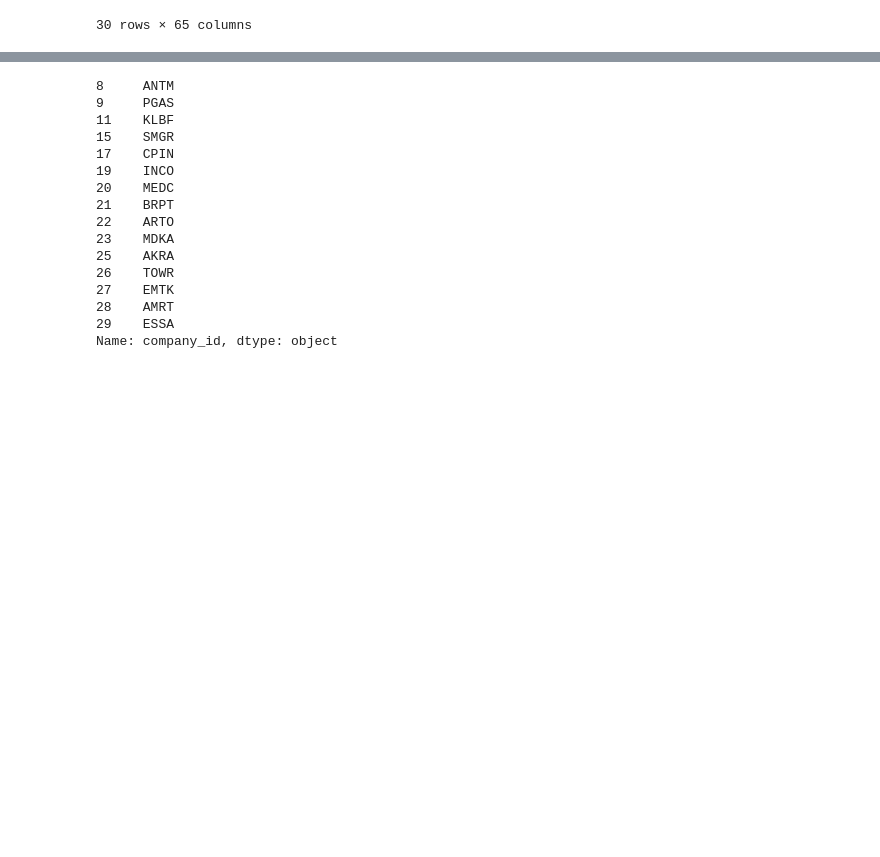
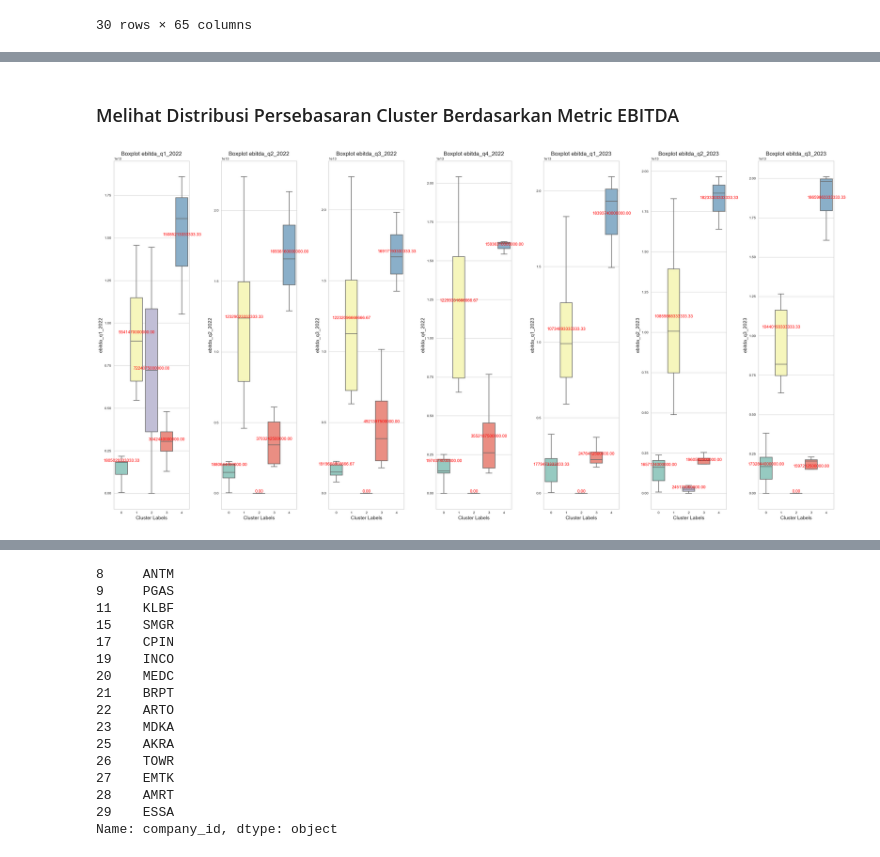
Before and after one commit to FTDS-assignment-bay/Stock_Recommender_Based_IDX30, a Jupyter notebook: model clustering/final_project.ipynb, the cells around one changed output, grey strips where cells are left out. Cells and saved outputs as stored; diff of their text form; code cells hidden in the pictures; blank space fills up the shorter version.

```diff
--- a/model clustering/final_project.ipynb
+++ b/model clustering/final_project.ipynb
@@ -901,0 +982,24 @@ sns.scatterplot(x=scaled_pca_2d[:,0], y=scaled_pca_2d[:,1], hue=data_copy['clust
+# %% [markdown]
+### Melihat Distribusi Persebasaran Cluster Berdasarkan Metric EBITDA
+# %%
+# Menampilkan distribusi variabel tertentu per kluster dengan box plot
+fitur_list = ['ebitda_q1_2022','ebitda_q2_2022', 'ebitda_q3_2022', 'ebitda_q4_2022', 'ebitda_q1_2023','ebitda_q2_2023', 'ebitda_q3_2023']
+
+# Menampilkan boxplot untuk setiap fitur per kluster dengan sumbu x sebagai label kluster
+plt.figure(figsize=(30, 15))
+for i, fitur in enumerate(fitur_list, 1):
+    plt.subplot(1, len(fitur_list), i)
+    sns.boxplot(x='cluster', y=fitur, data=data_copy, showfliers=False, palette='Set3')  # Menghilangkan outliers dan menggunakan palet warna Set3
+    plt.xlabel('Cluster Labels', fontsize=14)
+    plt.ylabel(fitur, fontsize=14)
+    plt.title(f'Boxplot {fitur}', fontsize=16)
+
+    # Menambahkan garis rata-rata ke dalam boxplot
+    means = data_copy.groupby('cluster')[fitur].mean().values
+    for j, mean in enumerate(means):
+        plt.text(j, mean, f'{mean:.2f}', ha='center', va='bottom', color='red', fontsize=12)
+
+plt.tight_layout()
+plt.show()
+# %% [output]
+[figure, added]
```
Also changed, not shown: parts of 36 cells of this notebook.
